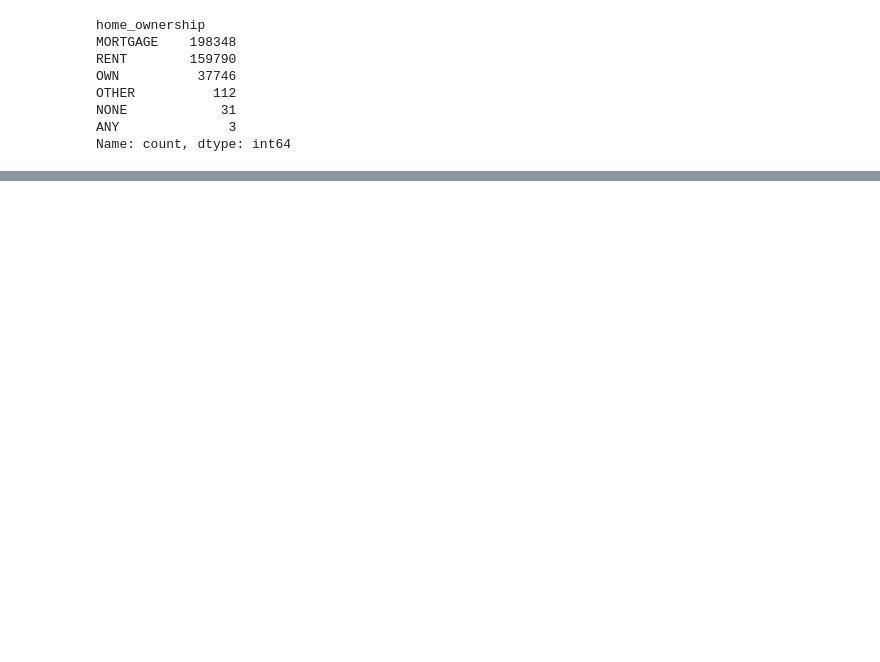
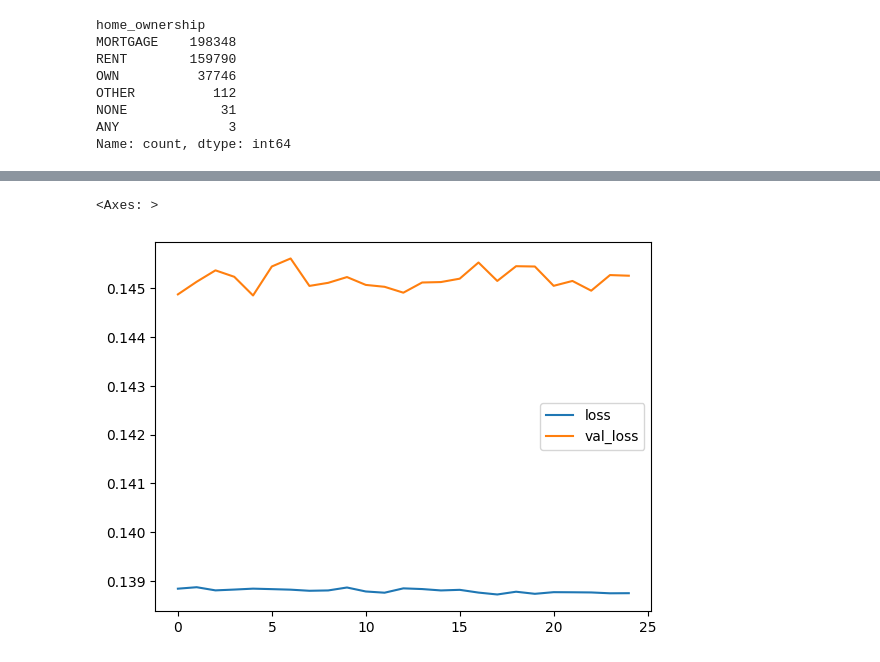
Before and after one commit to Sangharsh1215/LendingClub, a Jupyter notebook: main.ipynb, the cells around one changed output, grey strips where cells are left out. Saved outputs shown, nothing was run; the diff lists cells and outputs as text; code cells hidden in the pictures; blank space fills up the shorter version.

```diff
--- a/main.ipynb
+++ b/main.ipynb
@@ -437,0 +479,3 @@ df.drop(['loan_status'], axis=1, inplace=True)
+# %%
+X_train=scaler.fit_transform(X_train)
+X_test=scaler.transform(X_test)
@@ -437,0 +488,14 @@ df.drop(['loan_status'], axis=1, inplace=True)
+# %%
+model = Sequential()
+
+model.add(Dense(19,activation='relu'))
+model.add(Dense(19,activation='relu'))
+model.add(Dense(19,activation='relu'))
+model.add(Dense(19,activation='relu'))
+
+model.add(Dense(1))
+
+model.compile(optimizer='adam',loss='mse')
+# %%
+model.fit(x=X_train,y=y_train,validation_data=(X_test,y_test),
+          batch_size=256,epochs=25)
@@ -437,0 +521,7 @@ df.drop(['loan_status'], axis=1, inplace=True)
+# %%
+losses = pd.DataFrame(model.history.history)
+# %%
+losses.plot()
+# %% [output]
+<Axes: >
+[figure, added]
```
Also changed, not shown: parts of 15 cells of this notebook.
